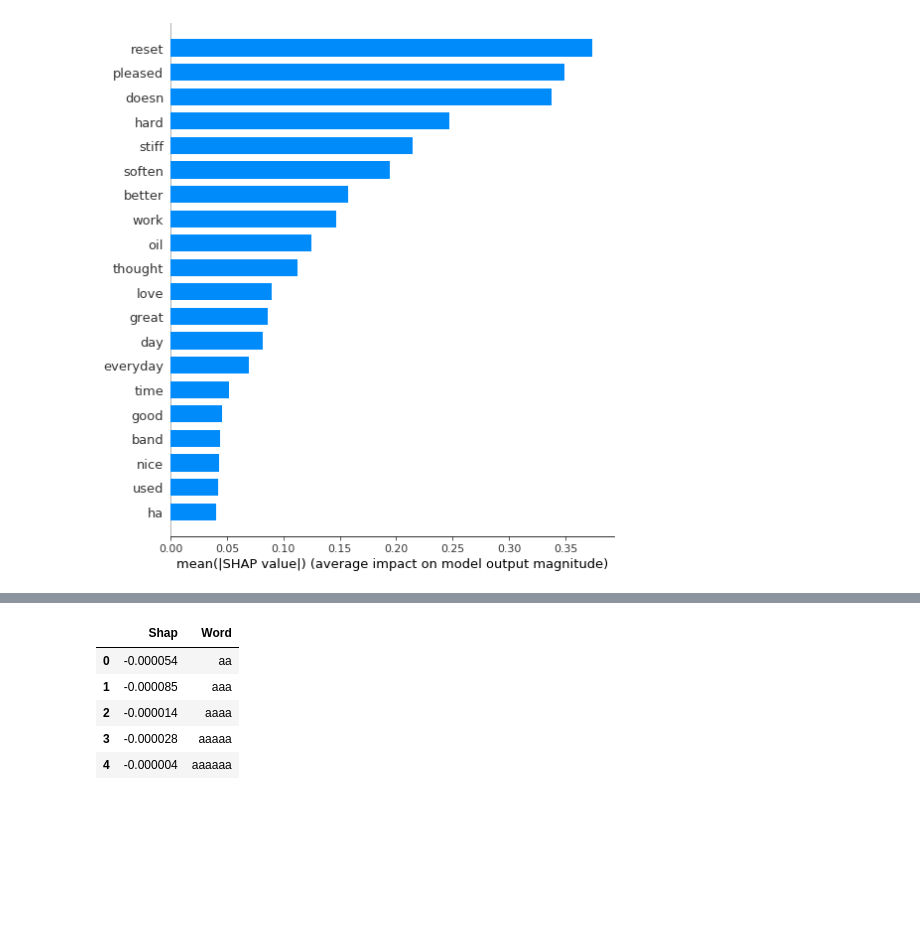
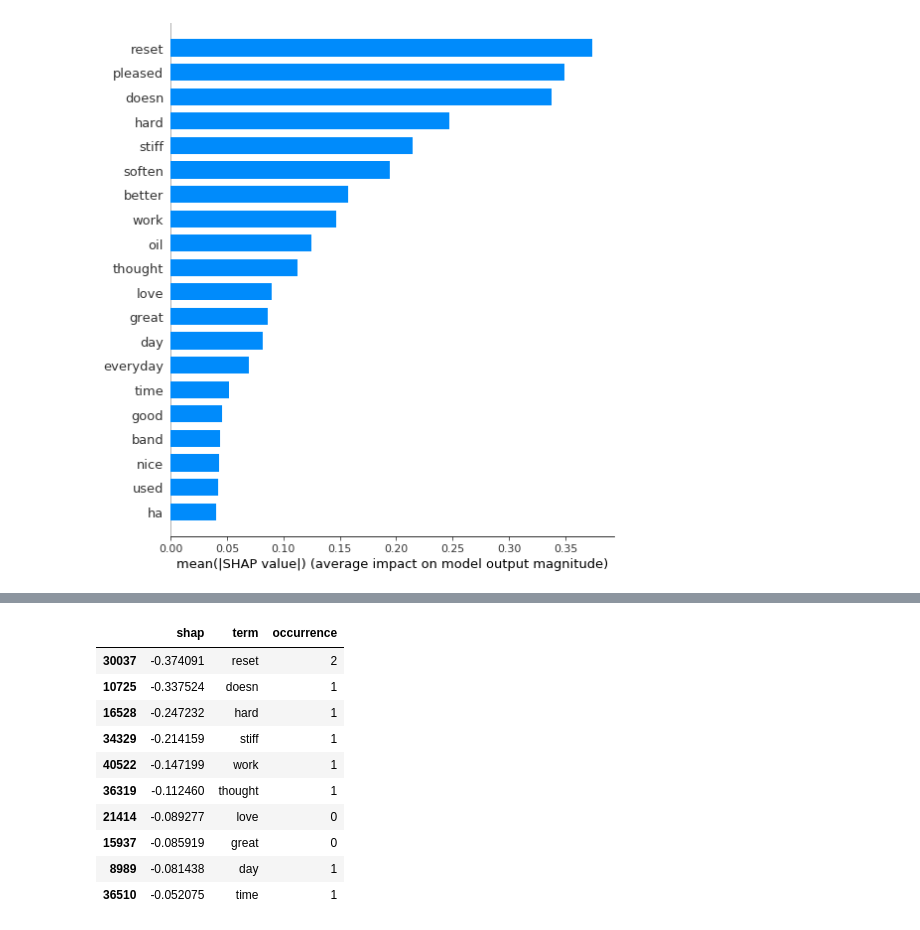
Before and after one commit to julie-haes/predict_user_scores, a Jupyter notebook: read_from_files.ipynb, the cells around one changed output, grey strips where cells are left out. Cells and saved outputs as stored; diff of their text form; code cells hidden in the pictures; blank space fills up the shorter version.

```diff
--- a/read_from_files.ipynb
+++ b/read_from_files.ipynb
@@ -76,9 +74,0 @@ df_shap = pd.DataFrame({'Shap': explainer.shap_values(new_result)[0], 'Word': ve
-# %%
-df_shap.head()
-# %% [output]
-|  | Shap | Word |
-| 0 | -0.000054 | aa |
-| 1 | -0.000085 | aaa |
-| 2 | -0.000014 | aaaa |
-| 3 | -0.000028 | aaaaa |
-| 4 | -0.000004 | aaaaaa |
@@ -86,0 +79,15 @@ df_shap.to_csv('shapvalues.csv', sep=',', index=False)
+# %%
+df_shap_lower = df_shap.sort_values(by=['shap'],ascending=True).head(10)
+df_shap_lower
+# %% [output]
+|  | shap | term | occurrence |
+| 30037 | -0.374091 | reset | 2 |
+| 10725 | -0.337524 | doesn | 1 |
+| 16528 | -0.247232 | hard | 1 |
+| 34329 | -0.214159 | stiff | 1 |
+| 40522 | -0.147199 | work | 1 |
+| 36319 | -0.112460 | thought | 1 |
+| 21414 | -0.089277 | love | 0 |
+| 15937 | -0.085919 | great | 0 |
+| 8989 | -0.081438 | day | 1 |
+| 36510 | -0.052075 | time | 1 |
```
Also changed, not shown: parts of 9 cells of this notebook.
